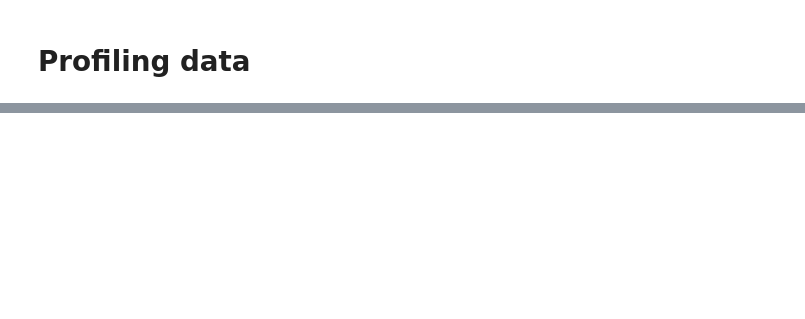
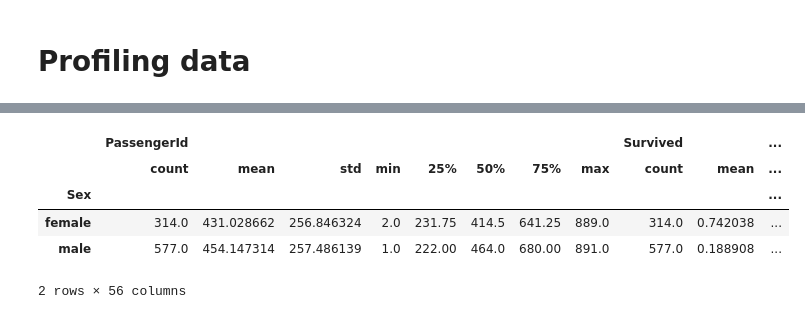
Before and after one commit to viktor-ktorvi/EESTech-Challenge-Aachen-2022, a Jupyter notebook: examples/reading_csv.ipynb, the cells around one changed output, grey strips where cells are left out. Saved outputs shown, nothing was run; the diff lists cells and outputs as text; code cells hidden in the pictures; blank space fills up the shorter version.

```diff
--- a/examples/reading_csv.ipynb
+++ b/examples/reading_csv.ipynb
@@ -21,0 +112,10 @@ train_titanic.csv       [ <=>                ]  63.79K  --.-KB/s    in 0.002s
+# %%
+grouped_data = df.groupby('Sex')
+grouped_data.describe()
+# %% [output]
+|  | PassengerId |  |  |  |  |  |  |  | Survived |  | ... |
+|  | count | mean | std | min | 25% | 50% | 75% | max | count | mean | ... |
+| Sex |  |  |  |  |  |  |  |  |  |  | ... |
+| female | 314.0 | 431.028662 | 256.846324 | 2.0 | 231.75 | 414.5 | 641.25 | 889.0 | 314.0 | 0.742038 | ... |
+| male | 577.0 | 454.147314 | 257.486139 | 1.0 | 222.00 | 464.0 | 680.00 | 891.0 | 577.0 | 0.188908 | ... |
+2 rows × 56 columns
```
Also changed, not shown: parts of 10 cells of this notebook.
